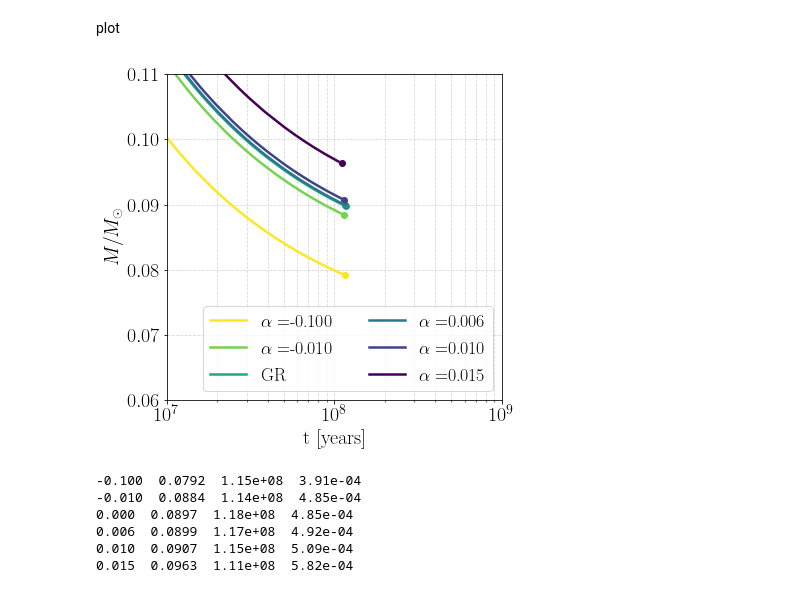
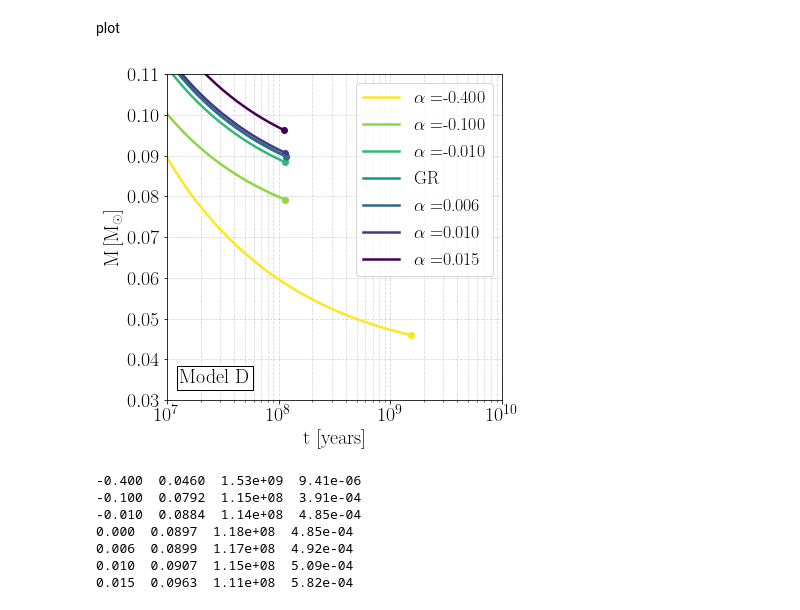
Before and after one commit to mariabenitocst/brown_dwarfs_palatini, a Jupyter notebook: jupyter-notebook/evolution_degeneracy.ipynb, the cells around one changed output. Drawn from its saved outputs; the diff is of its cells as text; code cells hidden in the pictures.

```diff
--- a/jupyter-notebook/evolution_degeneracy.ipynb
+++ b/jupyter-notebook/evolution_degeneracy.ipynb
@@ -756,7 +1004,7 @@ output.close()
 # %% [markdown]
 load
 # %%
-alpha = [-0.1, -0.01, 0., 0.006, 0.010, 0.015]
+alpha = [-0.4, -0.1, -0.01, 0., 0.006, 0.010, 0.015]
 time  = {}
 MMSM  = {}
 for a in alpha:
@@ -764,3 +1012,32 @@ for a in alpha:
     data     = np.genfromtxt("../data/MMSM_alpha="+str(a)+".dat", unpack=True)
     time[a]  = data[0]
     MMSM[a]  = data[1]
+# %%
+colors = bokeh.palettes.viridis(7) # 7 different combinations of alpha parameters
+colors = colors[::-1] # reverse tuple
+
+alpha    = [-0.4, -0.1, -0.01, 0., 0.010, 0.015]
+MMSM_min = [0.046, 0.0792, 0.0884, 0.0897, 0.0907, 0.0963]
+
+fig, ax = plt.subplots(1, 1, figsize=(7, 7))
+j = 0
+for a in alpha:
+    if a==0.:
+        ax.plot(time[a], MMSM[a], ls="-", lw=2.5, color=colors[j], label="GR")
+    else:
+        ax.plot(time[a], MMSM[a], ls="-", lw=2.5, color=colors[j], label=("$\\alpha=$%.3f" %a))
+    ax.scatter(time_up[a][-1], MMSM_min[j], color=colors[j], s=65)
+    j += 1
+
+#ax.set_yscale("log")
+ax.set_xscale("log")
+ax.grid(which="both", ls="--", alpha=0.5)
+ax.set_xlabel("t [years]")
+ax.set_ylabel(r"$\rm M\,[M_\odot]$")
+ax.legend(frameon=True, loc=3, ncol=1, fontsize=18)
+ax.set_xlim([1e7, 1e10])
+ax.set_ylim([0.03, 0.11])
+#text_box = AnchoredText("Model D", frameon=True, loc=3, pad=0.15)
+#plt.setp(text_box.patch, facecolor="white")
+#ax.add_artist(text_box)
+#fig.savefig("../Figs/MMSM.pdf", bbox_inches="tight")
@@ -767,7 +1047,7 @@ for a in alpha:
 # %% [markdown]
 remove points for which mass is smaller than the Main Sequence Minimum Mass
 # %%
-MMSM_min = [0.0792, 0.0884, 0.0897, 0.0899, 0.0907, 0.0963]
+MMSM_min = [0.046, 0.0792, 0.0884, 0.0897, 0.0899, 0.0907, 0.0963]
 i        = 0
 time_up  = {}
 MMSM_up  = {}
@@ -779,41 +1059,45 @@ for a in alpha:
 # %% [markdown]
 plot
 # %%
-colors = bokeh.palettes.viridis(6) # 6 different combinations of alpha parameters
+colors = bokeh.palettes.viridis(7) # 6 different combinations of alpha parameters
 colors = colors[::-1] # reverse tuple
 
 
 fig, ax = plt.subplots(1, 1, figsize=(6, 6))
 j = 0
 for a in alpha:
     if a==0.:
         ax.plot(time_up[a], MMSM_up[a], ls="-", lw=2.5, color=colors[j], label="GR")
     else:
         ax.plot(time_up[a], MMSM_up[a], ls="-", lw=2.5, color=colors[j], label=("$\\alpha=$%.3f" %a))
     ax.scatter(time_up[a][-1], MMSM_min[j], color=colors[j])
     j += 1
 #ax.set_yscale("log")
 ax.set_xscale("log")
 ax.grid(which="both", ls="--", alpha=0.5)
 ax.set_xlabel("t [years]")
 ax.set_ylabel(r"$\rm M\,[M_\odot]$")
-ax.legend(frameon=True, loc=4, ncol=2, fontsize=18)
-ax.set_xlim([1e7, 1e9])
-ax.set_ylim([0.06, 0.11])
+ax.legend(frameon=True, loc=1, ncol=1, fontsize=18)
+ax.set_xlim([1e7, 1e10])
+ax.set_ylim([0.03, 0.11])
+text_box = AnchoredText("Model D", frameon=True, loc=3, pad=0.15)
+plt.setp(text_box.patch, facecolor="white")
+ax.add_artist(text_box)
 
 fig.savefig("../Figs/MMSM.pdf", bbox_inches="tight")
 # %% [output]
-[figure, old version]
+[figure, new version]
 # %%
 i = 0
 
-psi_MMSM = [0.14029, 0.143859, 0.143364, 0.143805, 0.144605, 0.146989]
+psi_MMSM = [0.0685523, 0.14029, 0.143859, 0.143364, 0.143805, 0.144605, 0.146989]
 
 for a in alpha:
     l = luminosity(psi_MMSM[i], MMSM_min[i], b1, nu, mu_1, mu_e, kR, gamma[i], delta[i], a)
     print ("%.3f  %.4f  %.2e  %.2e" %(a, MMSM_min[i], time_up[a][-1], l))
     i+=1
 # %% [output]
+-0.400  0.0460  1.53e+09  9.41e-06
 -0.100  0.0792  1.15e+08  3.91e-04
 -0.010  0.0884  1.14e+08  4.85e-04
 0.000  0.0897  1.18e+08  4.85e-04
```
Also changed, not shown: parts of 16 cells of this notebook, 1 other file.
